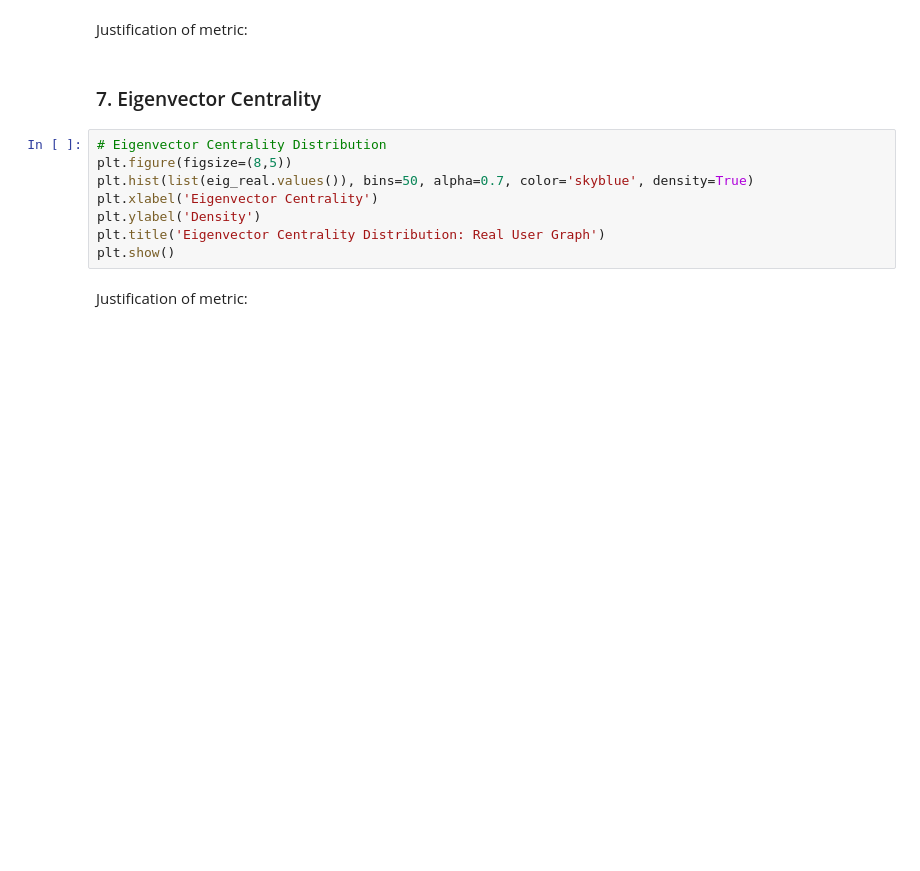
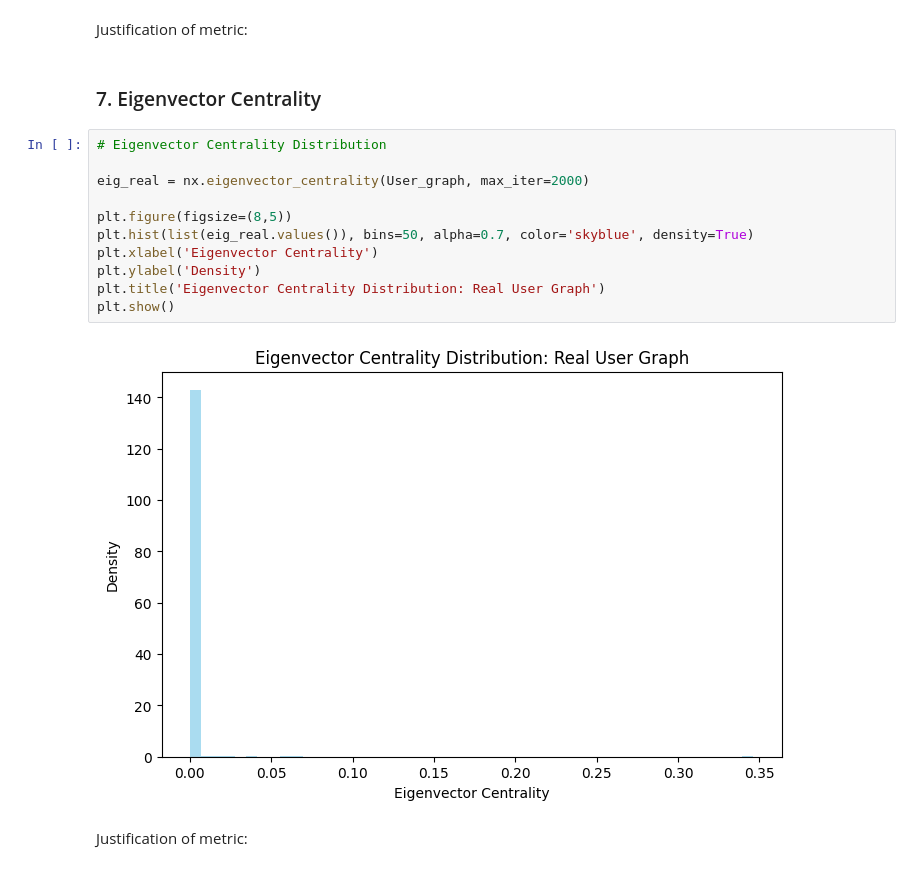
Before and after one commit to DanielQuiram-UM/Network_Science_Assignment_1, a Jupyter notebook: WS.ipynb, the cells around one changed output. Saved outputs shown, nothing was run; the diff lists cells and outputs as text; blank space fills up the shorter version.

```diff
--- a/WS.ipynb
+++ b/WS.ipynb
@@ -436,12 +444,17 @@ Justification of metric:
 ### 7. Eigenvector Centrality
 # %%
 # Eigenvector Centrality Distribution
+
+eig_real = nx.eigenvector_centrality(User_graph, max_iter=2000)
+
 plt.figure(figsize=(8,5))
 plt.hist(list(eig_real.values()), bins=50, alpha=0.7, color='skyblue', density=True)
 plt.xlabel('Eigenvector Centrality')
 plt.ylabel('Density')
 plt.title('Eigenvector Centrality Distribution: Real User Graph')
 plt.show()
+# %% [output]
+[figure, added]
 # %% [markdown]
 Justification of metric:
 # %% [markdown]
```
Also changed, not shown: parts of 14 cells of this notebook.
